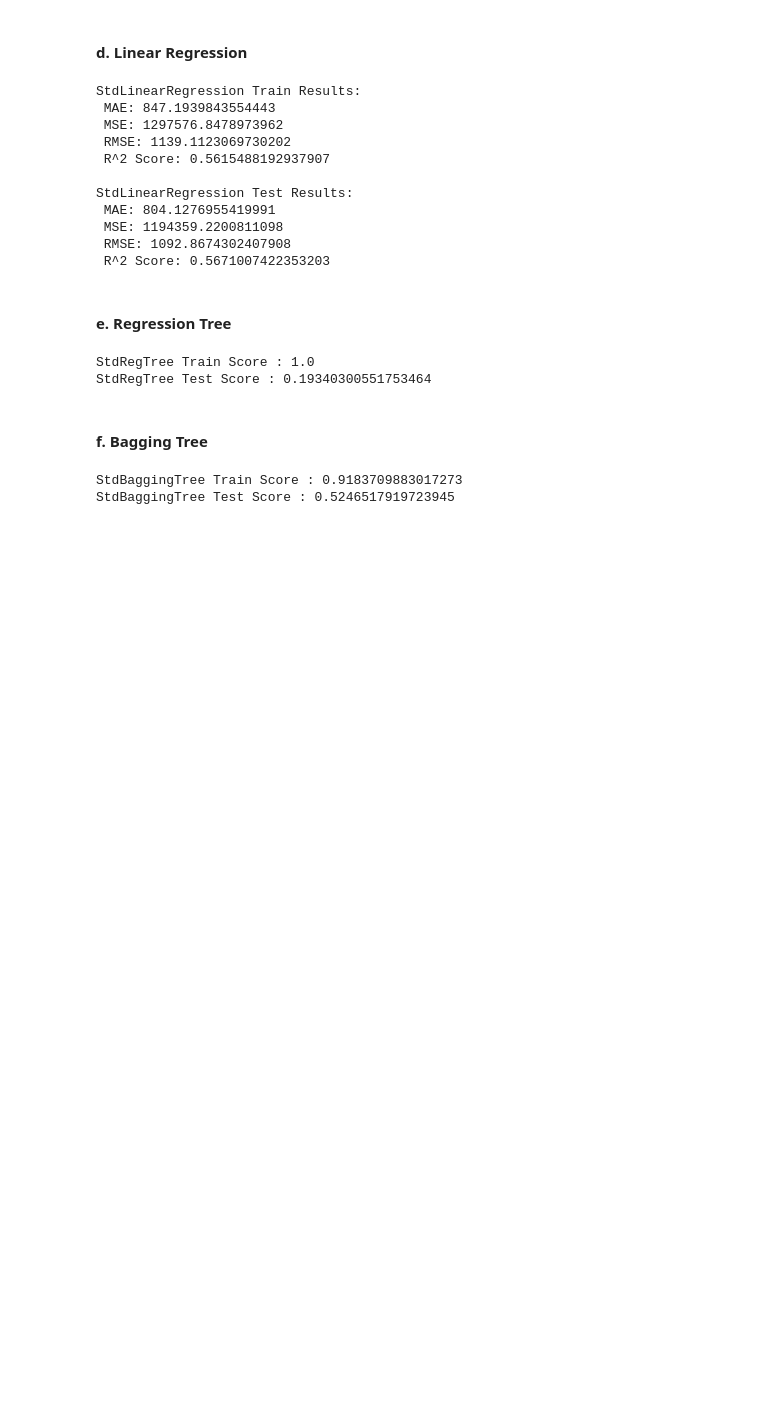
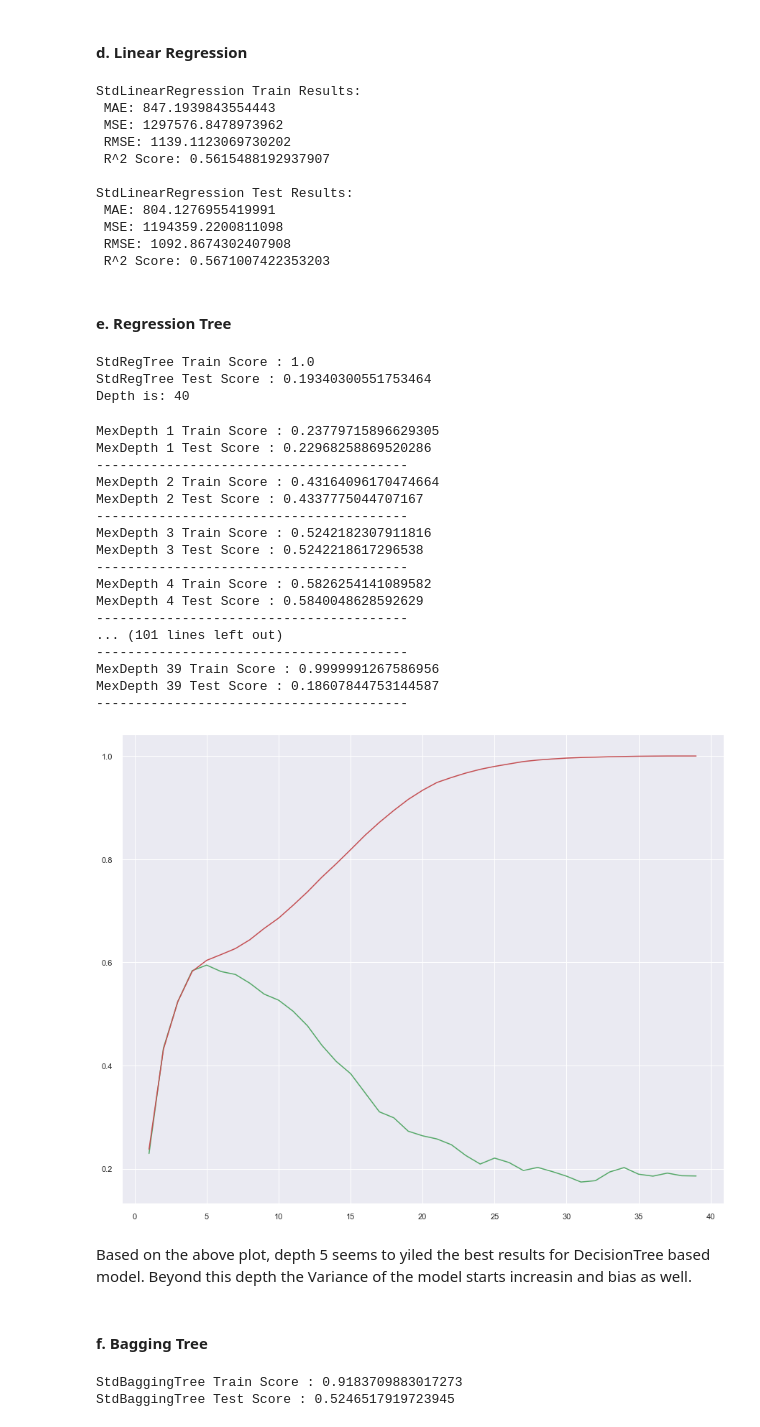
Before and after one commit to mselmasry/Project1_SalesPrediction, a Jupyter notebook: SalesPredictions.ipynb, the cells around one changed output. Cells and saved outputs as stored; diff of their text form; code cells hidden in the pictures; blank space fills up the shorter version.

Commit message:
RegTree Depth Tuning Done

```diff
--- a/SalesPredictions.ipynb
+++ b/SalesPredictions.ipynb
@@ -1220,9 +1220,55 @@ regtree = DecisionTreeRegressor(random_state=42)
 regtree.fit(X_train_processed, y_train)
 
 model_eval('StdRegTree', False, regtree, X_train_processed, X_test_processed, y_train, y_test)
+
+print(f'Depth is: {regtree.get_depth()}')
 # %% [output]
 StdRegTree Train Score : 1.0
 StdRegTree Test Score : 0.19340300551753464
+Depth is: 40
+# %%
+# Tunning RegTree
+
+max_depth_range = list(range(1,40))
+train_r2 = []
+test_r2 = []
+depth_array = []
+
+for depth in max_depth_range:
+  tree = DecisionTreeRegressor(max_depth=depth , random_state= 42)
+  tree.fit(X_train_processed, y_train)
+  train_score = tree.score(X_train_processed, y_train)
+  test_score = tree.score(X_test_processed, y_test)
+  train_r2.append(train_score)
+  test_r2.append(test_score)
+  depth_array.append(depth)
+  model_eval(f'MexDepth {depth}', False, tree , X_train_processed, X_test_processed, y_train, y_test)
+  print('----------------------------------------')
+
+plt.plot(depth_array, test_r2, c='g');
+plt.plot(depth_array, train_r2, c='r');
+# %% [output]
+MexDepth 1 Train Score : 0.23779715896629305
+MexDepth 1 Test Score : 0.22968258869520286
+----------------------------------------
+MexDepth 2 Train Score : 0.43164096170474664
+MexDepth 2 Test Score : 0.4337775044707167
+----------------------------------------
+MexDepth 3 Train Score : 0.5242182307911816
+MexDepth 3 Test Score : 0.5242218617296538
+----------------------------------------
+MexDepth 4 Train Score : 0.5826254141089582
+MexDepth 4 Test Score : 0.5840048628592629
+----------------------------------------
+... (101 lines left out)
+----------------------------------------
+MexDepth 39 Train Score : 0.9999991267586956
+MexDepth 39 Test Score : 0.18607844753144587
+----------------------------------------
+[figure, added]
+# %% [markdown]
+Based on the above plot, depth 5 seems to yiled the best results for DecisionTree based model.
+Beyond this depth the Variance of the model starts increasin and bias as well.
 # %% [markdown]
 #### f. Bagging Tree
 # %%
```
